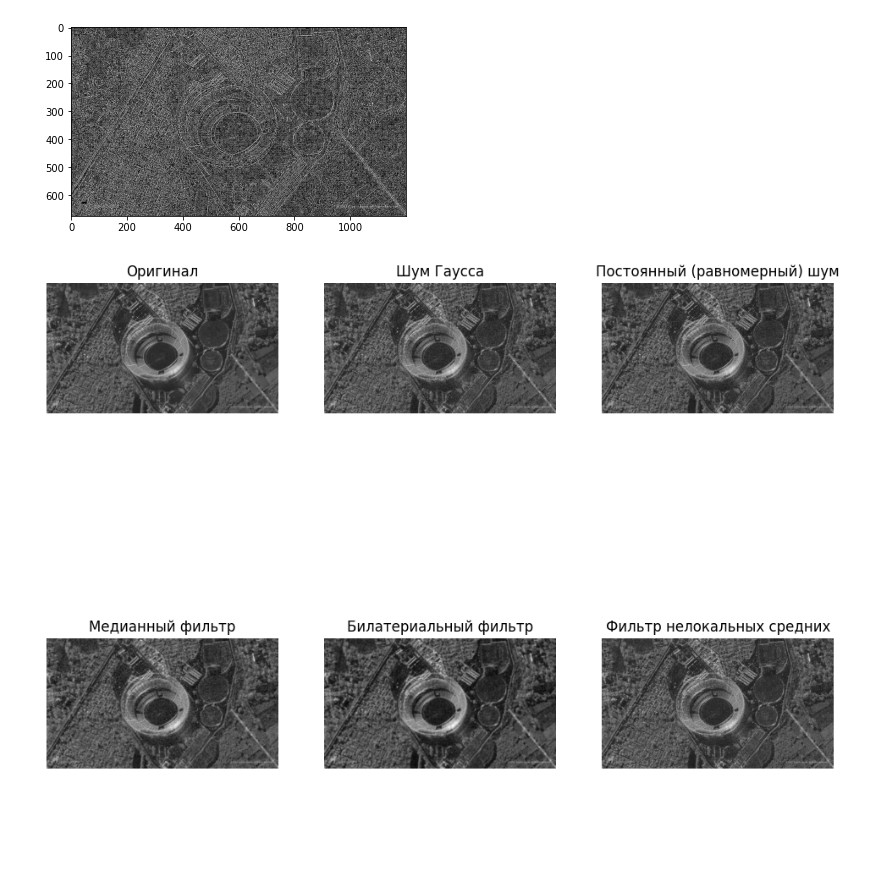
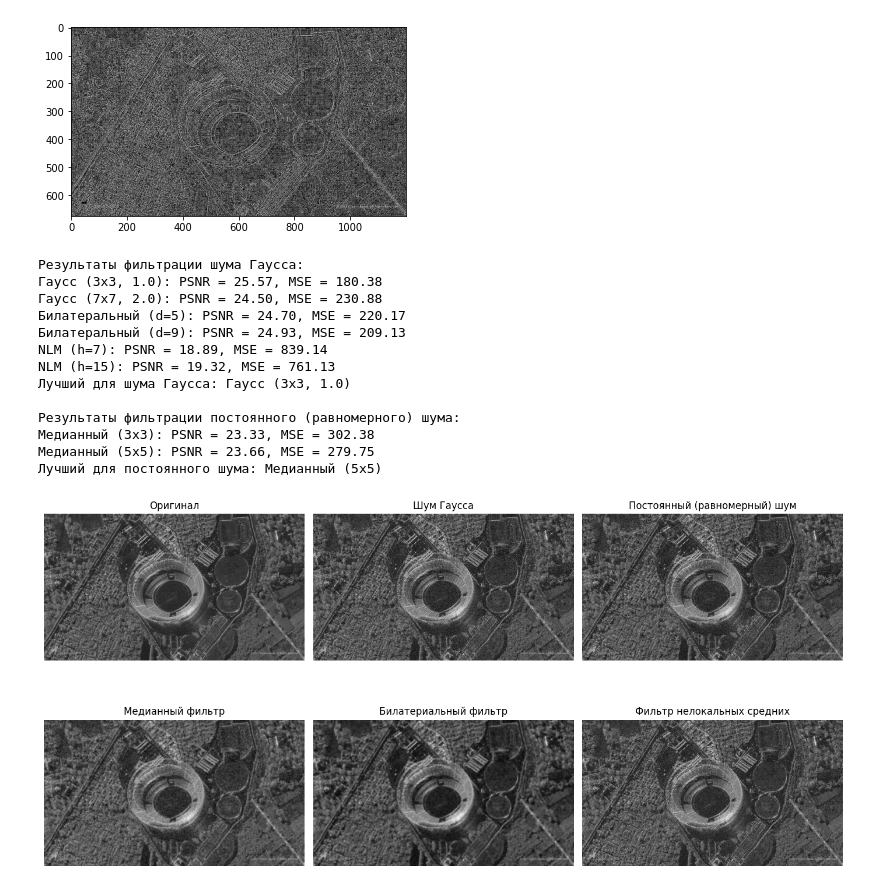
Before and after one commit to alkezzar/Homework1, a Jupyter notebook: DE_IP_2024_Task_2.ipynb, the cells around one changed output. Drawn from its saved outputs; the diff is of its cells as text; code cells hidden in the pictures; blank space fills up the shorter version.

```diff
--- a/DE_IP_2024_Task_2.ipynb
+++ b/DE_IP_2024_Task_2.ipynb
@@ -181,6 +181,7 @@ import matplotlib.pyplot as plt
 
 image = cv2.imread('/content/sar_1.jpg')
 image_gray = cv2.cvtColor(image, cv2.COLOR_BGR2GRAY)
+
 mean = 0
 stddev = 30
 noise_gauss = np.random.normal(mean, stddev, image_gray.shape).astype(np.int16)
@@ -201,38 +202,91 @@ bilateral_2 = cv2.bilateralFilter(image_gauss, d=9, sigmaColor=75, sigmaSpace=75
 nl_means_1 = cv2.fastNlMeansDenoising(image_gauss, h=7, templateWindowSize=7, searchWindowSize=21)
 nl_means_2 = cv2.fastNlMeansDenoising(image_gauss, h=15, templateWindowSize=7, searchWindowSize=21)
 
-plt.figure(figsize=(12, 10))
+def evaluate_filters(original, filtered_dict):
+    results = {}
+    for name, img in filtered_dict.items():
+        mse = np.mean((original.astype(np.float64) - img.astype(np.float64)) ** 2)
+        psnr = cv2.PSNR(original, img)
+        results[name] = {'MSE': mse, 'PSNR': psnr}
+    return results
+
+gauss_results = {
+    'Гаусс (3x3, 1.0)': gauss_1,
+    'Гаусс (7x7, 2.0)': gauss_2,
+    'Билатеральный (d=5)': bilateral_1,
+    'Билатеральный (d=9)': bilateral_2,
+    'NLM (h=7)': nl_means_1,
+    'NLM (h=15)': nl_means_2
+}
+
+uniform_results = {
+    'Медианный (3x3)': median_1,
+    'Медианный (5x5)': median_2
+}
+
+g_metrics = evaluate_filters(image_gray, gauss_results)
+u_metrics = evaluate_filters(image_gray, uniform_results)
+
+best_gauss = max(g_metrics, key=lambda x: g_metrics[x]['PSNR'])
+best_uniform = max(u_metrics, key=lambda x: u_metrics[x]['PSNR'])
+
+print("Результаты фильтрации шума Гаусса:")
+for name, metrics in g_metrics.items():
+    print(f"{name}: PSNR = {metrics['PSNR']:.2f}, MSE = {metrics['MSE']:.2f}")
+print(f"Лучший для шума Гаусса: {best_gauss}\n")
+
+print("Результаты фильтрации постоянного (равномерного) шума:")
+for name, metrics in u_metrics.items():
+    print(f"{name}: PSNR = {metrics['PSNR']:.2f}, MSE = {metrics['MSE']:.2f}")
+print(f"Лучший для постоянного шума: {best_uniform}")
+
+# Визуализация 6 основных изображений (оригинал, шумы и основные фильтры)
+plt.figure(figsize=(14, 8))
 
 plt.subplot(2, 3, 1)
 plt.title("Оригинал")
 plt.imshow(image_gray, cmap='gray')
 plt.axis('off')
 
 plt.subplot(2, 3, 2)
 plt.title("Шум Гаусса")
 plt.imshow(image_gauss, cmap='gray')
 plt.axis('off')
 
 plt.subplot(2, 3, 3)
 plt.title("Постоянный (равномерный) шум")
 plt.imshow(image_uniform, cmap='gray')
 plt.axis('off')
 
 plt.subplot(2, 3, 4)
 plt.title("Медианный фильтр")
 plt.imshow(median_2, cmap='gray')
 plt.axis('off')
 
 plt.subplot(2, 3, 5)
 plt.title("Билатериальный фильтр")
 plt.imshow(bilateral_2, cmap='gray')
 plt.axis('off')
 
 plt.subplot(2, 3, 6)
 plt.title("Фильтр нелокальных средних")
 plt.imshow(nl_means_2, cmap='gray')
 plt.axis('off')
 
+plt.tight_layout()
 plt.show()
 # %% [output]
+Результаты фильтрации шума Гаусса:
+Гаусс (3x3, 1.0): PSNR = 25.57, MSE = 180.38
+Гаусс (7x7, 2.0): PSNR = 24.50, MSE = 230.88
+Билатеральный (d=5): PSNR = 24.70, MSE = 220.17
+Билатеральный (d=9): PSNR = 24.93, MSE = 209.13
+NLM (h=7): PSNR = 18.89, MSE = 839.14
+NLM (h=15): PSNR = 19.32, MSE = 761.13
+Лучший для шума Гаусса: Гаусс (3x3, 1.0)
+
+Результаты фильтрации постоянного (равномерного) шума:
+Медианный (3x3): PSNR = 23.33, MSE = 302.38
+Медианный (5x5): PSNR = 23.66, MSE = 279.75
+Лучший для постоянного шума: Медианный (5x5)
-[figure, old version]
+[figure, new version]
```
